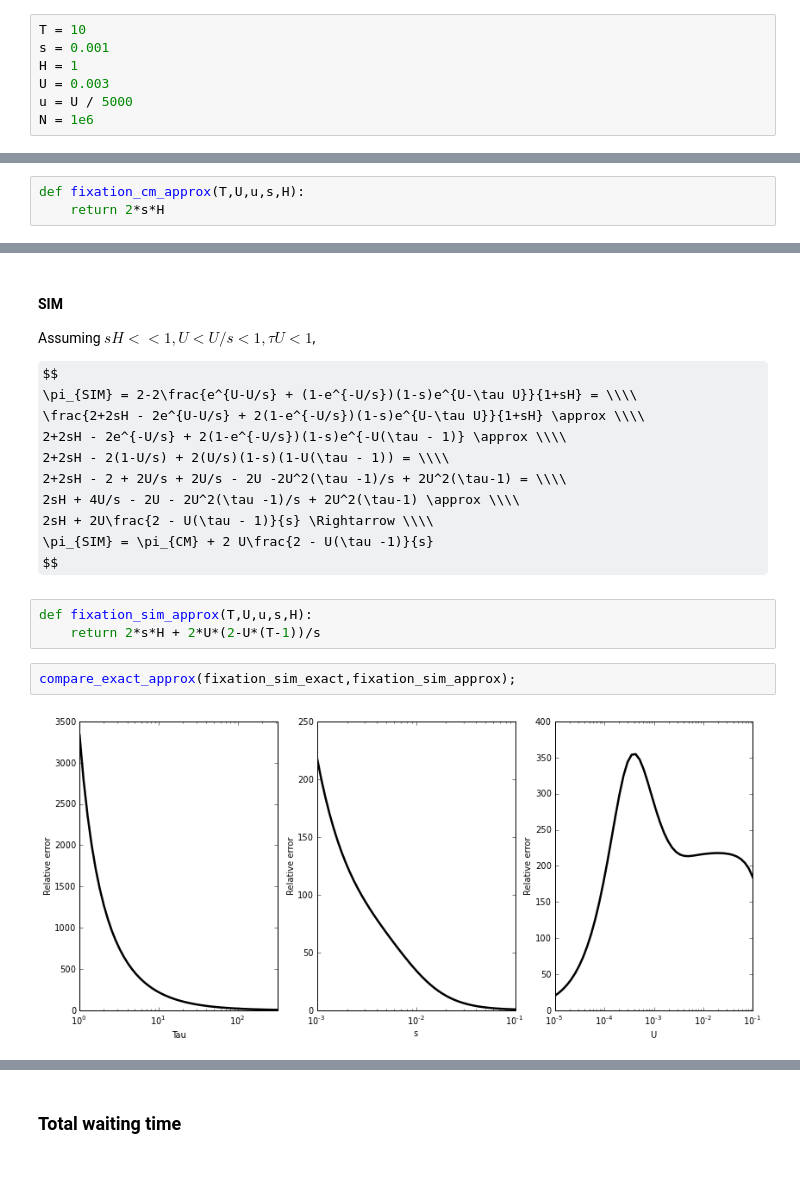
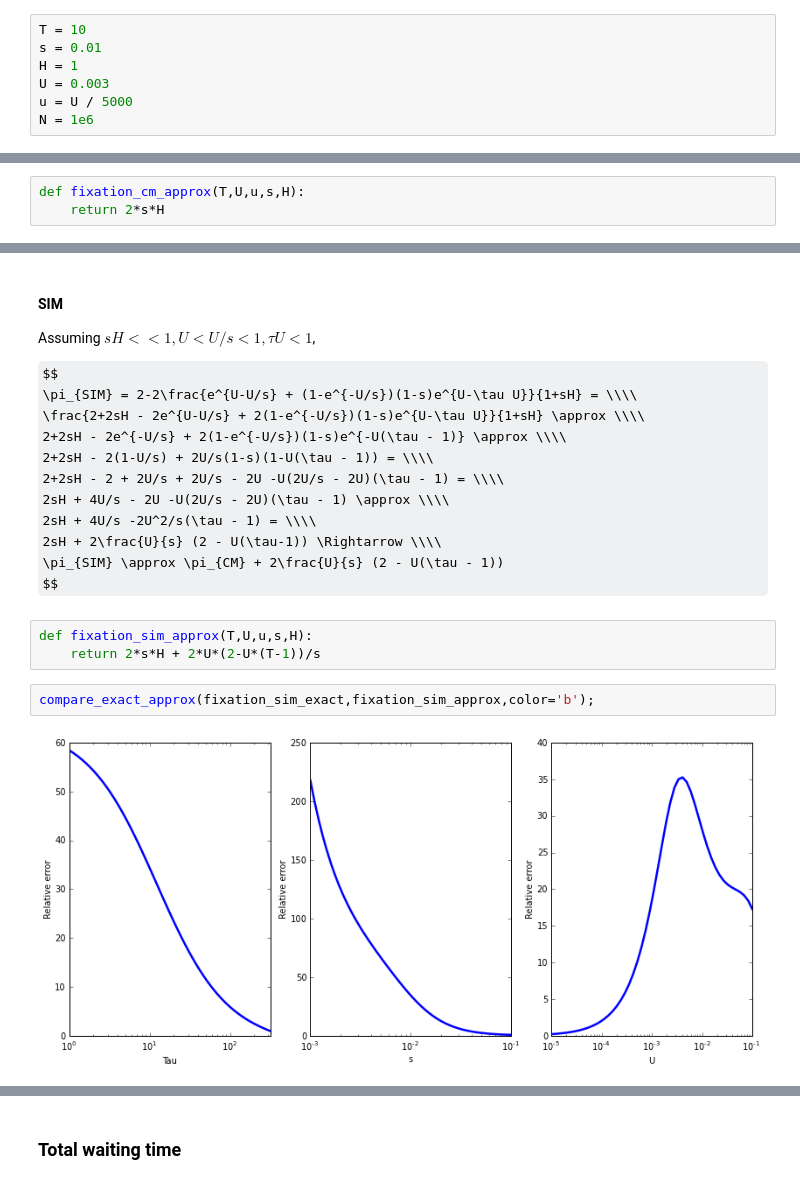
Before and after one commit to yoavram/ruggedsim, a Jupyter notebook: SIDEER2013/notebook.ipynb, the cells around one changed output, grey strips where cells are left out. Saved outputs shown, nothing was run; the diff lists cells and outputs as text; some formulas as TeX source.

```diff
--- a/SIDEER2013/notebook.ipynb
+++ b/SIDEER2013/notebook.ipynb
@@ -5,7 +5,7 @@
 ## Global parameters
 # %%
 T = 10
-s = 0.001
+s = 0.01
 H = 1
 U = 0.003
 u = U / 5000
@@ -221,16 +242,17 @@ $$
 \pi_{SIM} = 2-2\frac{e^{U-U/s} + (1-e^{-U/s})(1-s)e^{U-\tau U}}{1+sH} = \\\\
 \frac{2+2sH - 2e^{U-U/s} + 2(1-e^{-U/s})(1-s)e^{U-\tau U}}{1+sH} \approx \\\\
 2+2sH - 2e^{-U/s} + 2(1-e^{-U/s})(1-s)e^{-U(\tau - 1)} \approx \\\\
-2+2sH - 2(1-U/s) + 2(U/s)(1-s)(1-U(\tau - 1)) = \\\\
-2+2sH - 2 + 2U/s + 2U/s - 2U -2U^2(\tau -1)/s + 2U^2(\tau-1) = \\\\
-2sH + 4U/s - 2U - 2U^2(\tau -1)/s + 2U^2(\tau-1) \approx \\\\
-2sH + 2U\frac{2 - U(\tau - 1)}{s} \Rightarrow \\\\
-\pi_{SIM} = \pi_{CM} + 2 U\frac{2 - U(\tau -1)}{s}
+2+2sH - 2(1-U/s) + 2U/s(1-s)(1-U(\tau - 1)) = \\\\
+2+2sH - 2 + 2U/s + 2U/s - 2U -U(2U/s - 2U)(\tau - 1) = \\\\
+2sH + 4U/s - 2U -U(2U/s - 2U)(\tau - 1) \approx \\\\
+2sH + 4U/s -2U^2/s(\tau - 1) = \\\\
+2sH + 2\frac{U}{s} (2 - U(\tau-1)) \Rightarrow \\\\
+\pi_{SIM} \approx \pi_{CM} + 2\frac{U}{s} (2 - U(\tau - 1))
 $$
 # %%
 def fixation_sim_approx(T,U,u,s,H):
     return 2*s*H + 2*U*(2-U*(T-1))/s
 # %%
-compare_exact_approx(fixation_sim_exact,fixation_sim_approx);
+compare_exact_approx(fixation_sim_exact,fixation_sim_approx,color='b');
 # %% [output]
-[figure, old version]
+[figure, new version]
```
Also changed, not shown: parts of 10 cells of this notebook.
